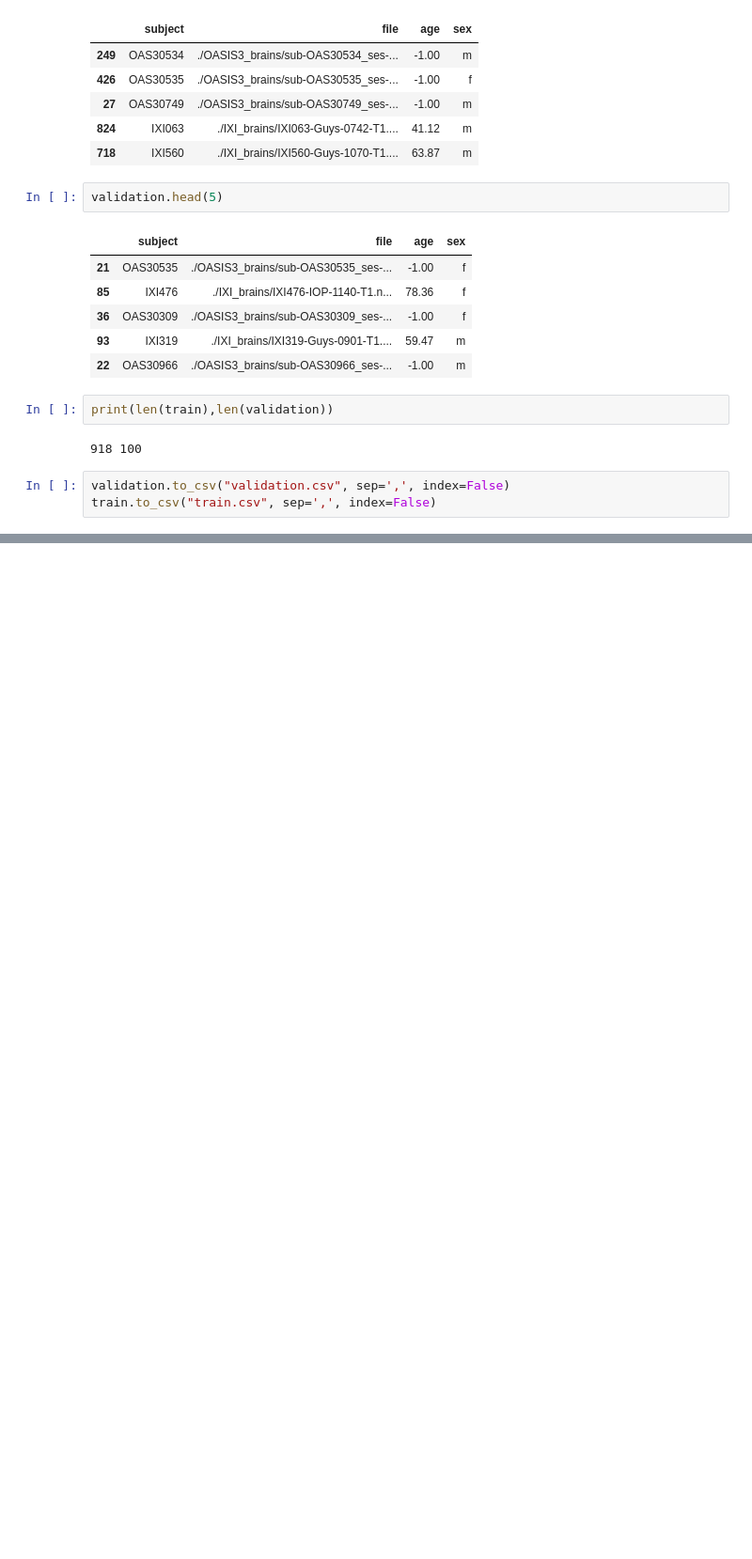
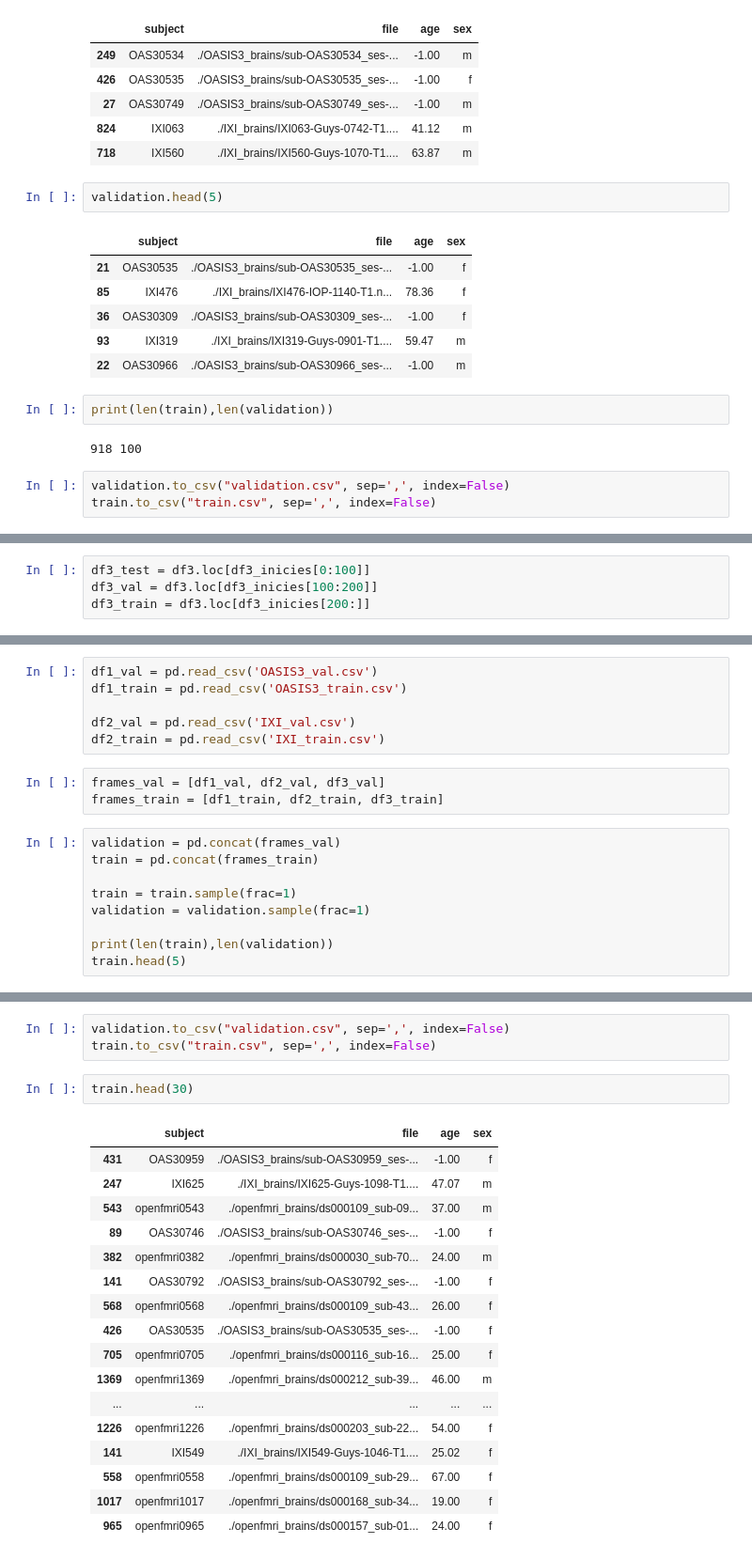
Before and after one commit to EythorE/brain-predict, a Jupyter notebook: data/training_split.ipynb, the cells around one changed output, grey strips where cells are left out. Shown at 94% size. Saved outputs shown, nothing was run; the diff lists cells and outputs as text; blank space fills up the shorter version.

```diff
--- a/data/training_split.ipynb
+++ b/data/training_split.ipynb
@@ -87,0 +122,4 @@ train.to_csv("train.csv", sep=',', index=False)
+# %%
+df3_test = df3.loc[df3_inicies[0:100]]
+df3_val = df3.loc[df3_inicies[100:200]]
+df3_train = df3.loc[df3_inicies[200:]]
@@ -87,0 +130,18 @@ train.to_csv("train.csv", sep=',', index=False)
+# %%
+df1_val = pd.read_csv('OASIS3_val.csv')
+df1_train = pd.read_csv('OASIS3_train.csv')
+
+df2_val = pd.read_csv('IXI_val.csv')
+df2_train = pd.read_csv('IXI_train.csv')
+# %%
+frames_val = [df1_val, df2_val, df3_val]
+frames_train = [df1_train, df2_train, df3_train]
+# %%
+validation = pd.concat(frames_val)
+train = pd.concat(frames_train)
+
+train = train.sample(frac=1)
+validation = validation.sample(frac=1)
+
+print(len(train),len(validation))
+train.head(5)
@@ -87,0 +156,23 @@ train.to_csv("train.csv", sep=',', index=False)
+# %%
+validation.to_csv("validation.csv", sep=',', index=False)
+train.to_csv("train.csv", sep=',', index=False)
+# %%
+train.head(30)
+# %% [output]
+|  | subject | file | age | sex |
+| 431 | OAS30959 | ./OASIS3_brains/sub-OAS30959_ses-... | -1.00 | f |
+| 247 | IXI625 | ./IXI_brains/IXI625-Guys-1098-T1.... | 47.07 | m |
+| 543 | openfmri0543 | ./openfmri_brains/ds000109_sub-09... | 37.00 | m |
+| 89 | OAS30746 | ./OASIS3_brains/sub-OAS30746_ses-... | -1.00 | f |
+| 382 | openfmri0382 | ./openfmri_brains/ds000030_sub-70... | 24.00 | m |
+| 141 | OAS30792 | ./OASIS3_brains/sub-OAS30792_ses-... | -1.00 | f |
+| 568 | openfmri0568 | ./openfmri_brains/ds000109_sub-43... | 26.00 | f |
+| 426 | OAS30535 | ./OASIS3_brains/sub-OAS30535_ses-... | -1.00 | f |
+| 705 | openfmri0705 | ./openfmri_brains/ds000116_sub-16... | 25.00 | f |
+| 1369 | openfmri1369 | ./openfmri_brains/ds000212_sub-39... | 46.00 | m |
+| ... | ... | ... | ... | ... |
+| 1226 | openfmri1226 | ./openfmri_brains/ds000203_sub-22... | 54.00 | f |
+| 141 | IXI549 | ./IXI_brains/IXI549-Guys-1046-T1.... | 25.02 | f |
+| 558 | openfmri0558 | ./openfmri_brains/ds000109_sub-29... | 67.00 | f |
+| 1017 | openfmri1017 | ./openfmri_brains/ds000168_sub-34... | 19.00 | f |
+| 965 | openfmri0965 | ./openfmri_brains/ds000157_sub-01... | 24.00 | f |
```
Also changed, not shown: parts of 8 cells of this notebook, 27 other files.
